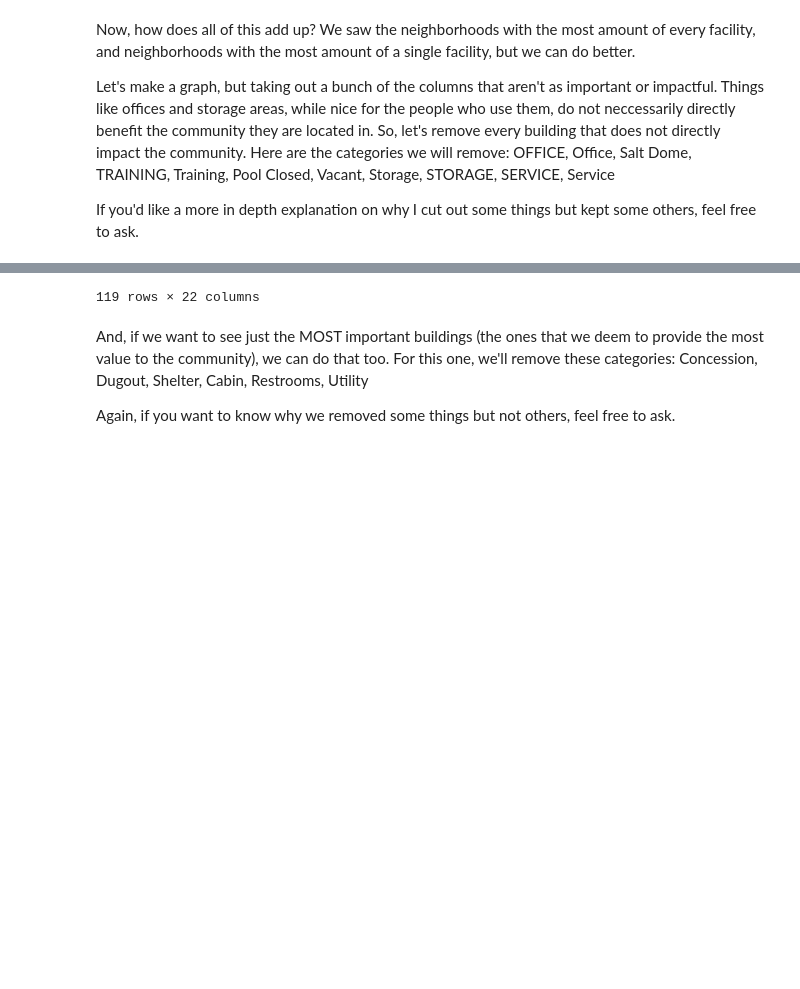
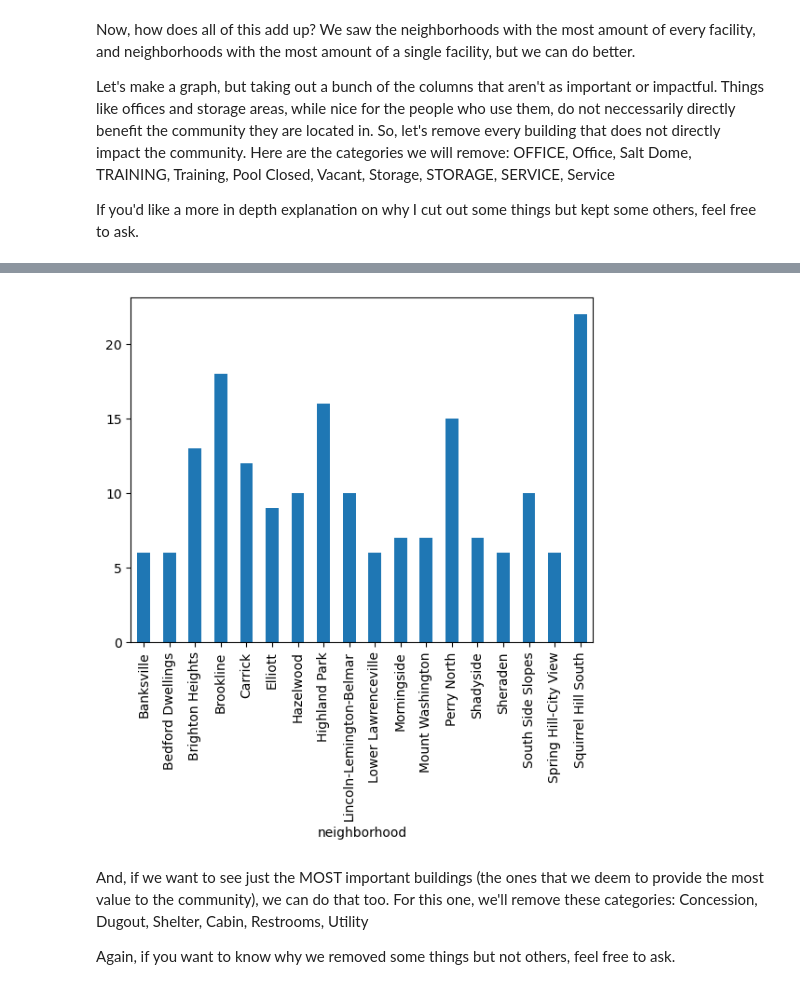
Before and after one commit to nlowman23/Final_Project_Group-31, a Jupyter notebook: jackprojectdata.ipynb, the cells around one changed output, grey strips where cells are left out. Saved outputs shown, nothing was run; the diff lists cells and outputs as text; code cells hidden in the pictures; blank space fills up the shorter version.

```diff
--- a/jackprojectdata.ipynb
+++ b/jackprojectdata.ipynb
@@ -144,12 +136,11 @@ Let's make a graph, but taking out a bunch of the columns that aren't as importa
 
 If you'd like a more in depth explanation on why I cut out some things but kept some others, feel free to ask.
 # %%
-
-data_type = data.groupby("type")
-data_type.head()
-#facility_amt = facility.size()
-#amt_query_mask = facility_amt > 10
-#facility_amt[amt_query_mask].plot.bar(title="Neighborhoods and the amount of facilities they have:")
-# CHANGE AXIS LATER
-#plt.show()
+least_important = ["OFFICE", "Office", "Salt Dome", "TRAINING", "Training", "Pool Closed", "Vacant", "Storage", "STORAGE", "SERVICE", "Service"]
+data_filtered = data[~data["type"].isin(least_important)]
+data_filtered_grouped = data_filtered.groupby("neighborhood")
+amt_query_mask_filtered = data_filtered_grouped.size() > 5
+data_size_filtered = data_filtered_grouped.size()
+data_size_filtered[amt_query_mask_filtered].plot.bar()
+plt.show()
 # %% [output]
@@ -168,4 +147,4 @@ data_type.head()
-119 rows × 22 columns
+[figure, added]
 # %% [markdown]
 And, if we want to see just the MOST important buildings (the ones that we deem to provide the most value to the community), we can do that too. For this one, we'll remove these categories: Concession, Dugout, Shelter, Cabin, Restrooms, Utility
 
```
Also changed, not shown: parts of 16 cells of this notebook, 5 other files.
